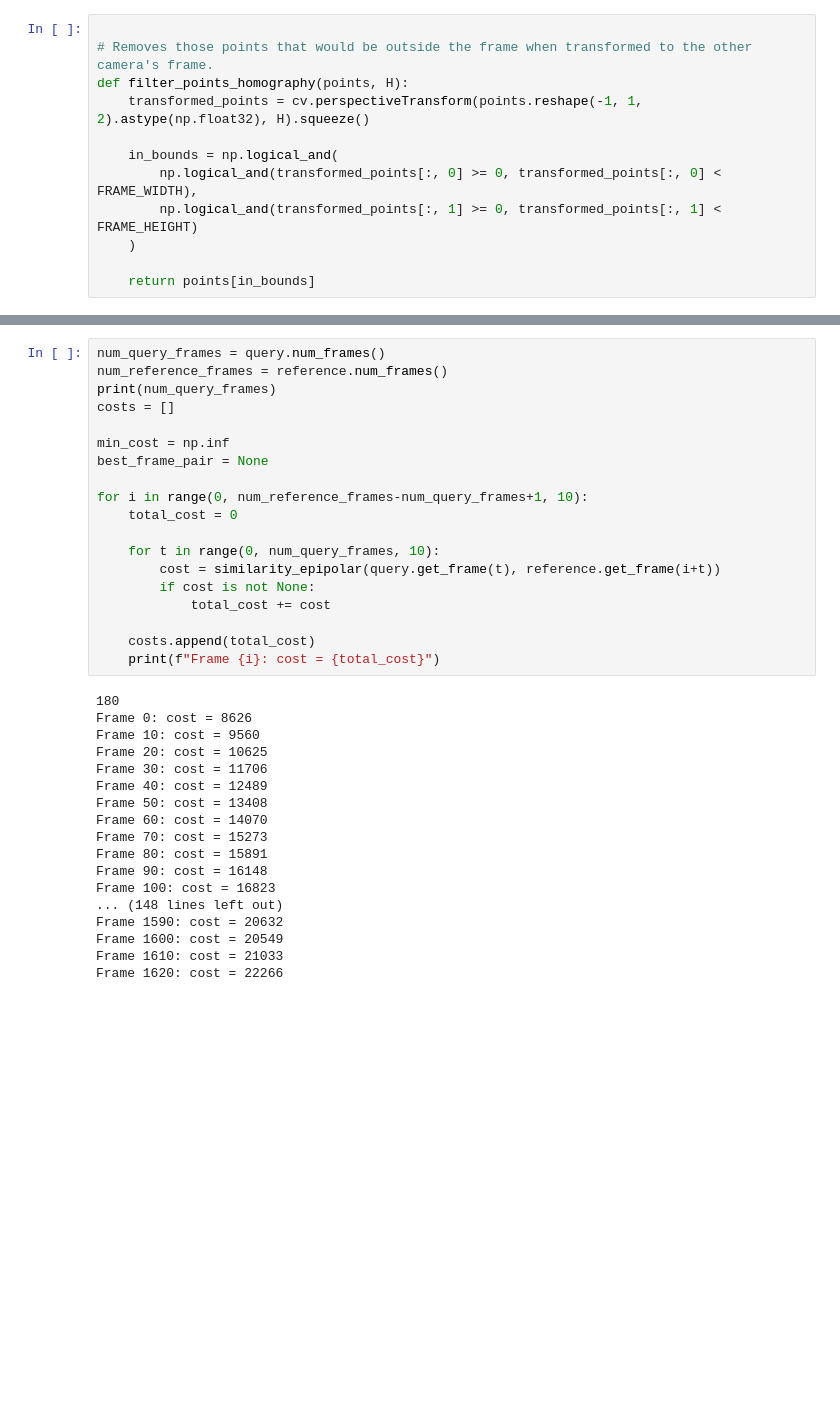
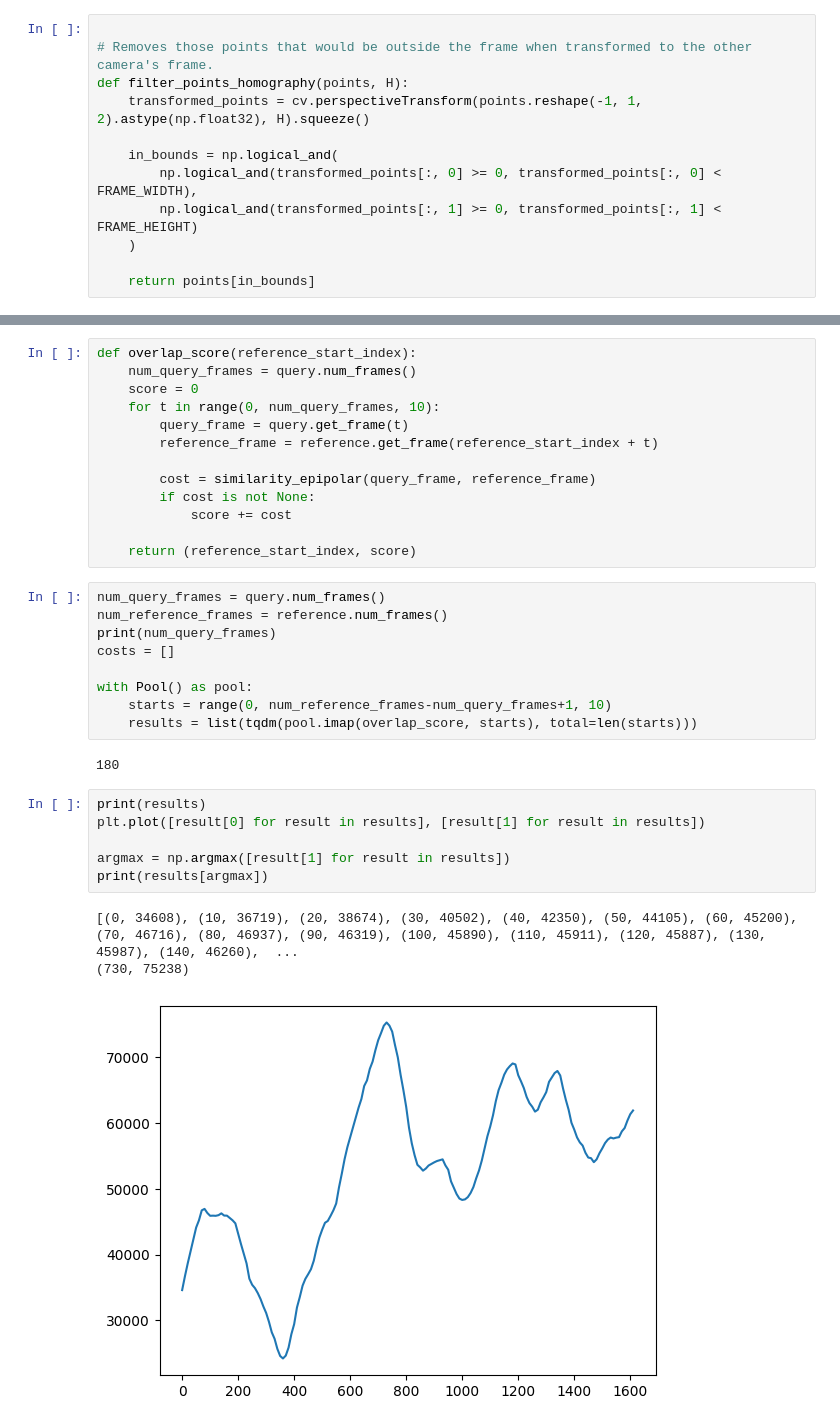
Before and after one commit to visanalexandru/CV-Project2, a Jupyter notebook: task1-improved.ipynb, the cells around one changed output, grey strips where cells are left out. Cells and saved outputs as stored; diff of their text form; blank space fills up the shorter version.

```diff
--- a/task1-improved.ipynb
+++ b/task1-improved.ipynb
@@ -188,37 +190,34 @@ print(similarity_score)
+# %%
+def overlap_score(reference_start_index):
+    num_query_frames = query.num_frames()
+    score = 0
+    for t in range(0, num_query_frames, 10):
+        query_frame = query.get_frame(t)
+        reference_frame = reference.get_frame(reference_start_index + t)
+
+        cost = similarity_epipolar(query_frame, reference_frame)
+        if cost is not None:
+            score += cost
+
+    return (reference_start_index, score)
+# %%
+num_query_frames = query.num_frames()
+num_reference_frames = reference.num_frames()
+print(num_query_frames)
+costs = []
+
+with Pool() as pool:
+    starts = range(0, num_reference_frames-num_query_frames+1, 10)
+    results = list(tqdm(pool.imap(overlap_score, starts), total=len(starts)))
+# %% [output]
+180
 # %%
-num_query_frames = query.num_frames()
-num_reference_frames = reference.num_frames()
-print(num_query_frames)
-costs = []
+print(results)
+plt.plot([result[0] for result in results], [result[1] for result in results])
 
-min_cost = np.inf
-best_frame_pair = None
-
-for i in range(0, num_reference_frames-num_query_frames+1, 10):
-    total_cost = 0
-
-    for t in range(0, num_query_frames, 10):
-        cost = similarity_epipolar(query.get_frame(t), reference.get_frame(i+t))
-        if cost is not None:
-            total_cost += cost
-
-    costs.append(total_cost)
-    print(f"Frame {i}: cost = {total_cost}")
+argmax = np.argmax([result[1] for result in results])
+print(results[argmax])
 # %% [output]
-180
-Frame 0: cost = 8626
-Frame 10: cost = 9560
-Frame 20: cost = 10625
-Frame 30: cost = 11706
-Frame 40: cost = 12489
-Frame 50: cost = 13408
-Frame 60: cost = 14070
-Frame 70: cost = 15273
-Frame 80: cost = 15891
-Frame 90: cost = 16148
-Frame 100: cost = 16823
-... (148 lines left out)
-Frame 1590: cost = 20632
-Frame 1600: cost = 20549
-Frame 1610: cost = 21033
-Frame 1620: cost = 22266
+[(0, 34608), (10, 36719), (20, 38674), (30, 40502), (40, 42350), (50, 44105), (60, 45200), (70, 46716), (80, 46937), (90, 46319), (100, 45890), (110, 45911), (120, 45887), (130, 45987), (140, 46260),  ...
+(730, 75238)
+[figure, added]
```
Also changed, not shown: parts of 9 cells of this notebook.
